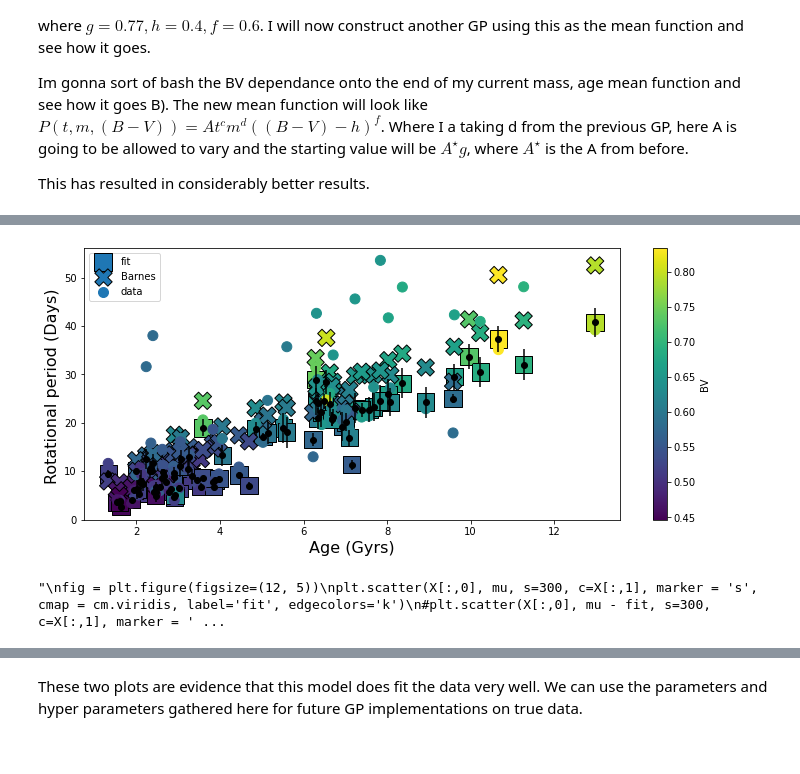
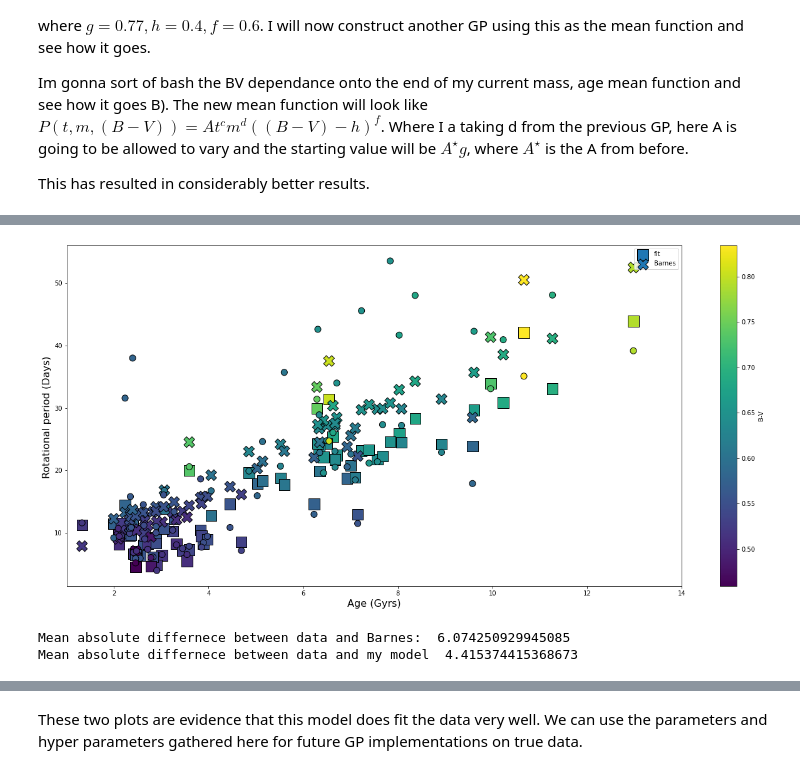
Before and after one commit to ni-phy/year4-project, a Jupyter notebook: Henry/3d_fitting_real.ipynb, the cells around one changed output, grey strips where cells are left out. Cells and saved outputs as stored; diff of their text form; code cells hidden in the pictures.

```diff
--- a/Henry/3d_fitting_real.ipynb
+++ b/Henry/3d_fitting_real.ipynb
@@ -107,6 +129,10 @@ Mass  = np.array(data['modmass'])
 Mass_err_lo = np.array(data['lomodmass'])
 Mass_err_hi = np.array(data['upmodmass'])
 
+source = np.array(data['source'])
+
+hr_class = np.array(data['hrclass'])
+
 metal = np.array(data['feh'])
 
 b = pyasl.BallesterosBV_T()
@@ -120,10 +146,12 @@ Age_err = np.array([lin_err(Age[i], Age_err_lo[i], Age_err_hi[i]) for i in range
 Prot_err = np.array([lin_err(Prot[i], Prot_err_lo[i], Prot_err_hi[i]) for i in range(data_points)])
 
 
-sel_good = np.where((Age > 0.5)& (Prot_err < 40) & (Mass <1.6) & (Age != 2.6) & (flag != 3)) # select stars that arent too young and have 'sensible' error
+#sel_good = np.where((Age > 0.5)& (Prot_err < 40) & (Mass <1.29) & (Age != 2.6) & (flag != 3) &(flag!=2)) # select stars that arent too young and have 'sensible' error
 
-sel_bad = np.where(( (Age>5)&(Prot<4))) # Remove old stars that spin too fast
+#sel_bad = np.where(( (Age>5)&(Prot<4))) # Remove old stars that spin too fast
 
+sel_good = np.where((Age > 0.5)& (Prot_err < 40) & (Age != 2.6) & (flag != 3) &(flag!=2) & (metal != -0.44)) # select stars that arent too young and have 'sensible' error
+sel_bad = np.where(( (Age<2.2)&(Prot<6.1))) # young spinners
 
 #print(np.where(sel_good[0] == sel_bad[0][0]))
 xy, x_ind, y_ind  = (np.intersect1d(sel_good[0], sel_bad[0], return_indices=True))
@@ -142,7 +170,9 @@ Age_err_lo = Age_err_lo[sel]
 Age_err_hi = Age_err_hi[sel]
 Age_err = Age_err[sel]
 metal = metal[sel]
+source = source[sel]
 Mass = Mass[sel]
+hr_class = hr_class[sel]
 Mass_err_hi = Mass_err_hi[sel]
 Mass_err_lo = Mass_err_lo[sel]
 
@@ -256,7 +384,7 @@ with pm.Model() as model:
 # %%
 
 with model:
-  trace = pm.sample(2000, tune=3000, cores=2, target_accept=0.95)
+  trace = pm.sample(2000, tune=3000, cores=2, target_accept=0.9)
   arviz.plot_trace(trace)
 # %% [output]
 WARNING (theano.tensor.blas): We did not find a dynamic library in the library_dir of the library we use for blas. If you use ATLAS, make sure to compile it with dynamics library.
@@ -324,4 +451,6 @@ print(Age_new.shape)
 # %%
+fig = plt.figure(figsize=(22, 10))
+ax = fig.gca()
 
 
 A = np.mean(trace['A_'])
@@ -329,67 +458,47 @@ c = np.mean(trace['c_'])
 h = h
 f = np.mean(trace['f_'])
 
-
 '''
 '''
-k = np.mean(trace['k_'])
-
-fig = plt.figure(figsize=(12, 5))
-ax = fig.gca()
+k = -1*np.mean(trace['k_'])
+#### testing with metalicity to see if it still consistently under predicts... is this worth doing?
 
 
 
 fit, var = gp.predict(X, point=trace[-1], diag=True)
 std = np.sqrt(var)
-
-
 mean = mean_fn(X[:,0], X[:,1], A, c ,h,f, X[:,2], k)
-
 mu = fit + mean
 
-
-
 ## plotting the predictions, make a plot of age on x axis b-v on y, plot points and colour by age
-
-
-
 
 #plt.plot([],[], color='w',label='A = {}\n c = {}\n f = {}'.format(round(A,4), round(c,4), round(f,4)))
 
 plt.scatter(X[:,0], mu, s=300, c=X[:,1], marker = 's', cmap = cm.viridis, label='fit', edgecolors='k')
+#plt.errorbar(X[:,0], mu, xerr=age_fit_err, yerr=std, label=r'data', fmt='o', marker=None, **error_kwargs,)
 plt.scatter(X[:,0], mean_fn(X[:,0], X[:,1], 0.7725*np.sqrt(1000), 0.5189, 0.4, 0.601, metal, 0), s=300, c=X[:,1], marker = 'X', cmap = cm.viridis, label='Barnes', edgecolors='k')
 
 
-plt.errorbar(X[:,0], mu, yerr=std, fmt='ok')
+#plt.errorbar(X[:,0], mu, yerr=std, fmt='ok')
 #plt.errorbar(X[:,0], Prot, yerr=Prot_err, fmt='ok')
 
 plt.xlabel('Age (Gyrs)', fontsize=16)
 plt.ylabel('Rotational period (Days) ', fontsize=16)
-plt.colorbar(label='BV')
-plt.scatter(Age, Prot, c=BV, s=100, cmap = cm.viridis,label='data')
+plt.colorbar(label='B-V')
+#plt.scatter(Age, Prot, c=BV, s=100, cmap = cm.viridis,label='data', edgecolors='k')
+plt.scatter(Age, Prot, c=BV, cmap=cm.viridis, s=100, edgecolors='k')
+error_kwargs = {"lw":1, "zorder":0}
+#plt.errorbar(Age, Prot, xerr=Age_err, yerr=Prot_err, label=r'data', fmt='o', marker=None, **error_kwargs,)
+
 plt.legend()
 plt.savefig('col_Ba.png')
 #files.download('col_Ba.png')
+plt.xlim((1,14))
 plt.show()
 
-'''
-fig = plt.figure(figsize=(12, 5))
-plt.scatter(X[:,0], mu, s=300, c=X[:,1], marker = 's', cmap = cm.viridis, label='fit', edgecolors='k')
-#plt.scatter(X[:,0], mu - fit, s=300, c=X[:,1], marker = 'o', cmap = cm.viridis, label='barnes',edgecolors='k')
-plt.scatter(X[:,0], mean_fn(X[:,0], X[:,1], 0.7725*np.sqrt(1000), 0.5189, 0.4, 0.601), s=300, c=X[:,1], marker = 'X', cmap = cm.viridis, label='Barnes', edgecolors='k')
-plt.xlabel('Age (Gyrs)', fontsize=16)
-plt.ylabel('Rotational period (Days) ', fontsize=16)
-plt.colorbar(label='BV')
-plt.scatter(Age, Prot, c=BV, s=100, cmap = cm.viridis,label='data')
-
-
-
-plt.legend()
-plt.savefig('col_fit_comp.png')
-files.download('col_fit_comp.png')
-
-plt.show()
-'''
+print('Mean absolute differnece between data and Barnes: ', np.mean(np.abs(Prot - mean_fn(X[:,0], X[:,1], 0.7725*np.sqrt(1000), 0.5189, 0.4, 0.601, metal, 0))))
+print('Mean absolute differnece between data and my model ',np.mean(np.abs(Prot - mu)))
 # %% [output]
-[figure, old version]
+[figure, new version]
-"\nfig = plt.figure(figsize=(12, 5))\nplt.scatter(X[:,0], mu, s=300, c=X[:,1], marker = 's', cmap = cm.viridis, label='fit', edgecolors='k')\n#plt.scatter(X[:,0], mu - fit, s=300, c=X[:,1], marker = ' ...
+Mean absolute differnece between data and Barnes:  6.074250929945085
+Mean absolute differnece between data and my model  4.415374415368673
```
Also changed, not shown: parts of 28 cells of this notebook.
